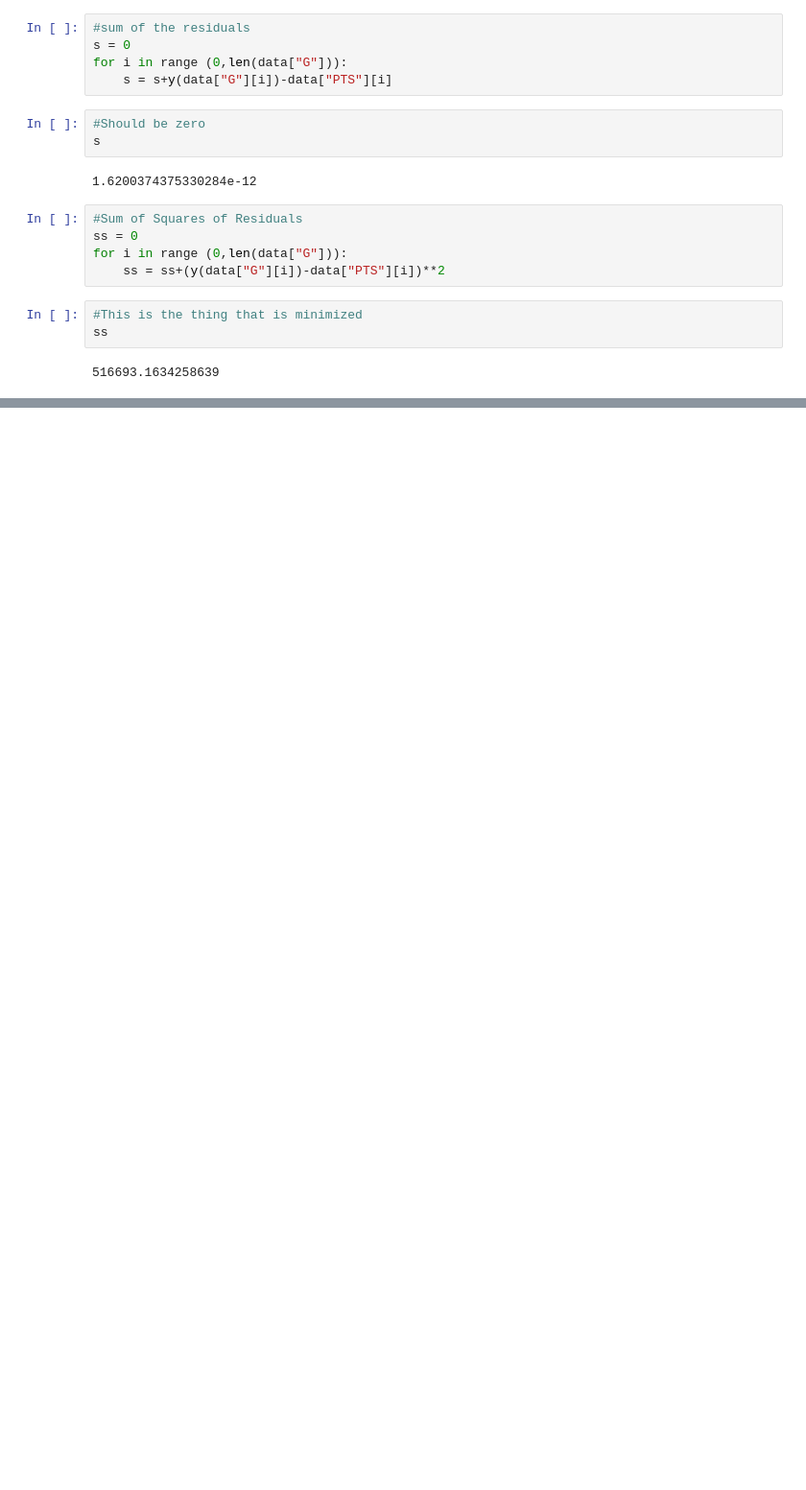
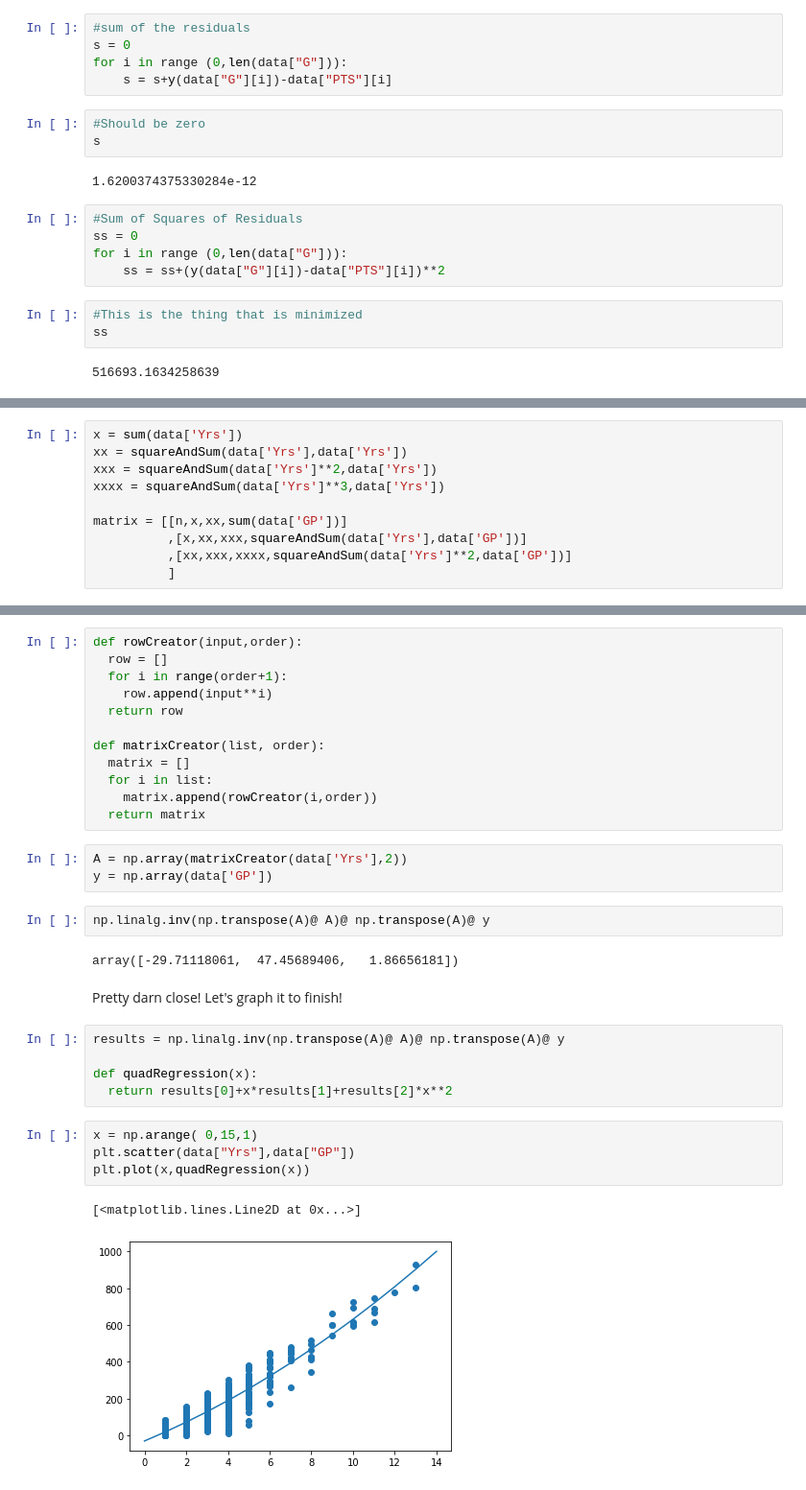
Before and after one commit to nurfnick/Numerical_Methods, a Jupyter notebook: ProjectPart6Regression.ipynb, the cells around one changed output, grey strips where cells are left out. Shown at 96% size. Drawn from its saved outputs; the diff is of its cells as text; blank space fills up the shorter version.

```diff
--- a/ProjectPart6Regression.ipynb
+++ b/ProjectPart6Regression.ipynb
@@ -119,0 +173,10 @@ ss
+# %%
+x = sum(data['Yrs'])
+xx = squareAndSum(data['Yrs'],data['Yrs'])
+xxx = squareAndSum(data['Yrs']**2,data['Yrs'])
+xxxx = squareAndSum(data['Yrs']**3,data['Yrs'])
+
+matrix = [[n,x,xx,sum(data['GP'])]
+          ,[x,xx,xxx,squareAndSum(data['Yrs'],data['GP'])]
+          ,[xx,xxx,xxxx,squareAndSum(data['Yrs']**2,data['GP'])]
+          ]
@@ -119,0 +241,33 @@ ss
+# %%
+def rowCreator(input,order):
+  row = []
+  for i in range(order+1):
+    row.append(input**i)
+  return row
+
+def matrixCreator(list, order):
+  matrix = []
+  for i in list:
+    matrix.append(rowCreator(i,order))
+  return matrix
+# %%
+A = np.array(matrixCreator(data['Yrs'],2))
+y = np.array(data['GP'])
+# %%
+np.linalg.inv(np.transpose(A)@ A)@ np.transpose(A)@ y
+# %% [output]
+array([-29.71118061,  47.45689406,   1.86656181])
+# %% [markdown]
+Pretty darn close!  Let's graph it to finish!
+# %%
+results = np.linalg.inv(np.transpose(A)@ A)@ np.transpose(A)@ y
+
+def quadRegression(x):
+  return results[0]+x*results[1]+results[2]*x**2
+# %%
+x = np.arange( 0,15,1)
+plt.scatter(data["Yrs"],data["GP"])
+plt.plot(x,quadRegression(x))
+# %% [output]
+[<matplotlib.lines.Line2D at 0x...>]
+[figure, added]
```
Also changed, not shown: parts of 16 cells of this notebook.
